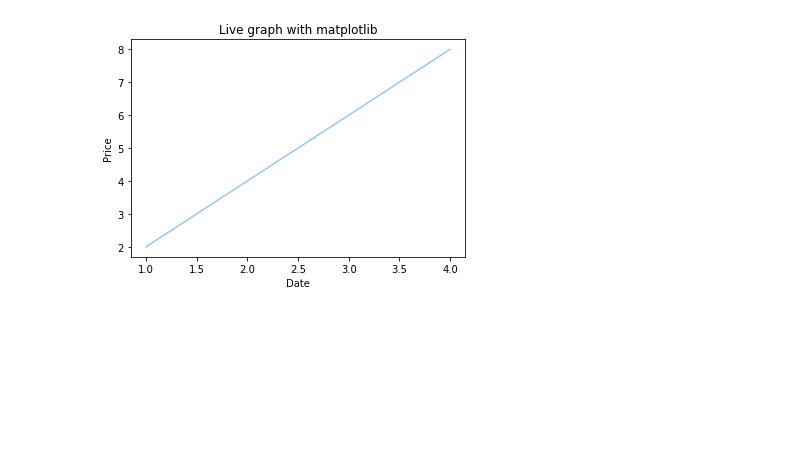
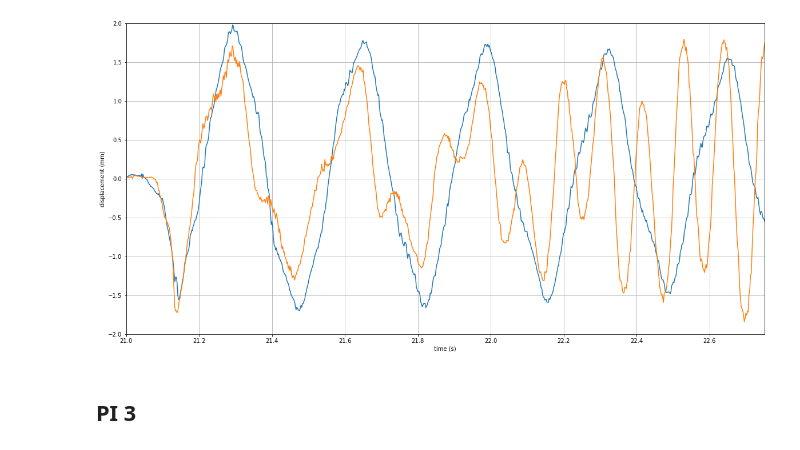
Before and after one commit to lucasborges-ec/FinalProject, a Jupyter notebook: Untitled.ipynb, the cells around one changed output. Cells and saved outputs as stored; diff of their text form; code cells hidden in the pictures; blank space fills up the shorter version.

```diff
--- a/Untitled.ipynb
+++ b/Untitled.ipynb
@@ -1,35 +0,0 @@
-# %%
-
-#importing libraries
-import matplotlib.pyplot as plt
-import matplotlib.animation as animation
-
-
-fig = plt.figure()
-#creating a subplot
-ax1 = fig.add_subplot(1,1,1)
-
-def animate(i):
-    data = open('stock.txt','r').read()
-    lines = data.split('\n')
-    xs = []
-    ys = []
-
-    for line in lines:
-        x, y = line.split(',') # Delimiter is comma
-        xs.append(float(x))
-        ys.append(float(y))
-
-
-    ax1.clear()
-    ax1.plot(xs, ys)
-
-    plt.xlabel('Date')
-    plt.ylabel('Price')
-    plt.title('Live graph with matplotlib')
-
-
-ani = animation.FuncAnimation(fig, animate, interval=1000)
-plt.show()
-# %% [output]
-[figure, removed]
@@ -35,0 +9,39 @@ plt.show()
+# %%
+# Reads csv file with accelerometer signal and isolates component a_z
+
+#data = MRPy.from_file('2019-10-13__09-48-46', form='MPU6050').zero_mean()
+#print (data[0])
+
+
+with open('2019-10-13__13-18-02.csv', 'rb') as target:
+
+                    data1 =  np.genfromtxt(target,
+                                          delimiter=',',
+                                          skip_header=1)
+
+                    ti1   =  data1[:,0]
+
+
+with open('2019-10-13__13-16-36.csv', 'rb') as target:
+
+                    data2 =  np.genfromtxt(target,
+                                          delimiter=',',
+                                          skip_header=1)
+
+                    ti2   =  data2[:,0]
+# %%
+plt.figure(1, figsize=(20, 10), clear=True)
+plt.xlim( 21, 22.75);   plt.xlabel('time (s)')
+plt.ylim(-2.0, 2.0);   plt.ylabel('displacement (mm)')
+plt.grid(True)
+
+d1=820
+plt.plot(ti1[:-d1],data1[d1:,1]);
+
+#plt.plot(ti1,data1[:,1]);
+d2=1
+plt.plot(ti2[:-d2],data2[d2:,1]);
+# %% [output]
+[figure, added]
+# %% [markdown]
+## PI 3
```
Also changed, not shown: parts of 5 cells of this notebook, 12 other files.
